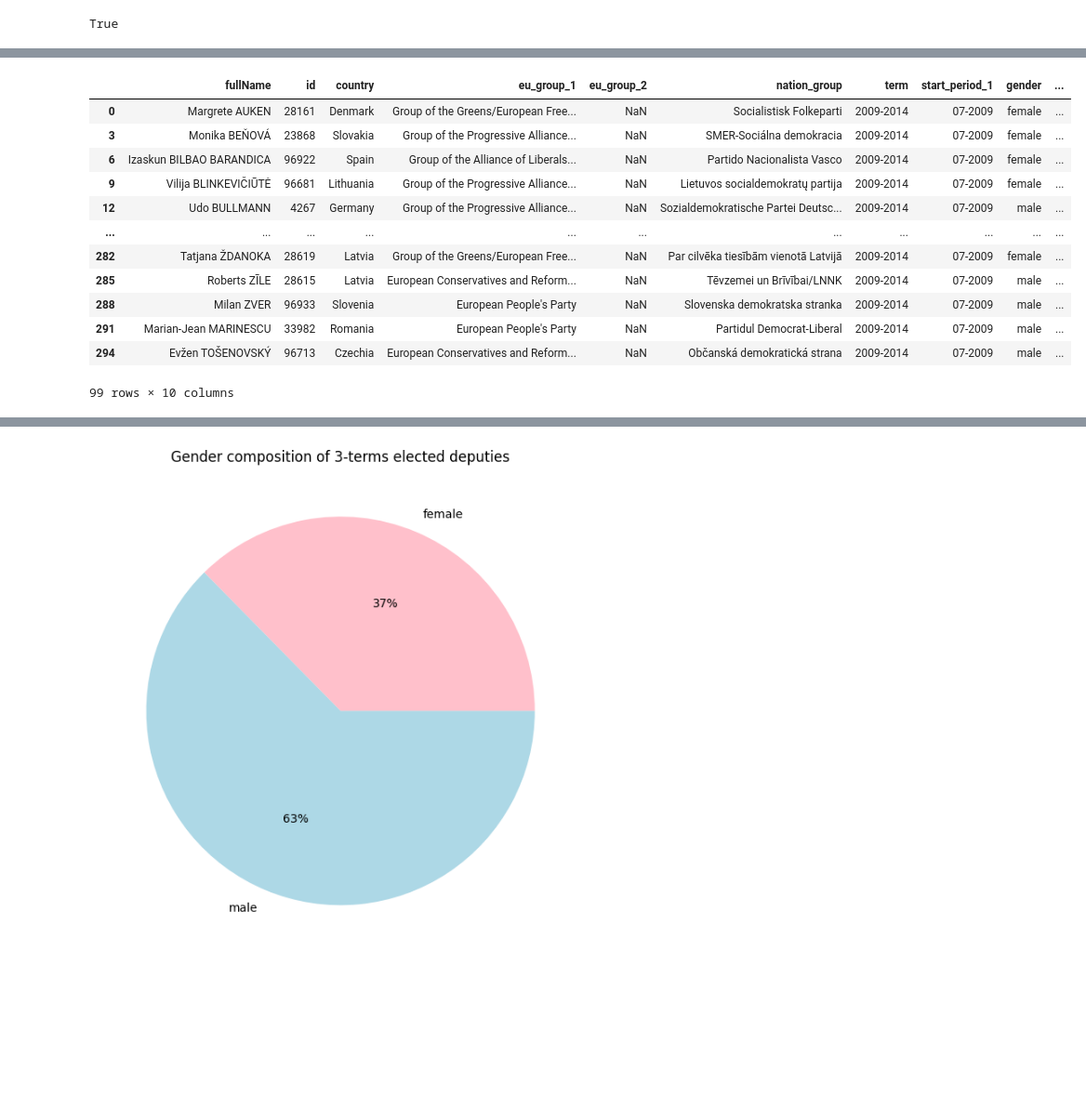
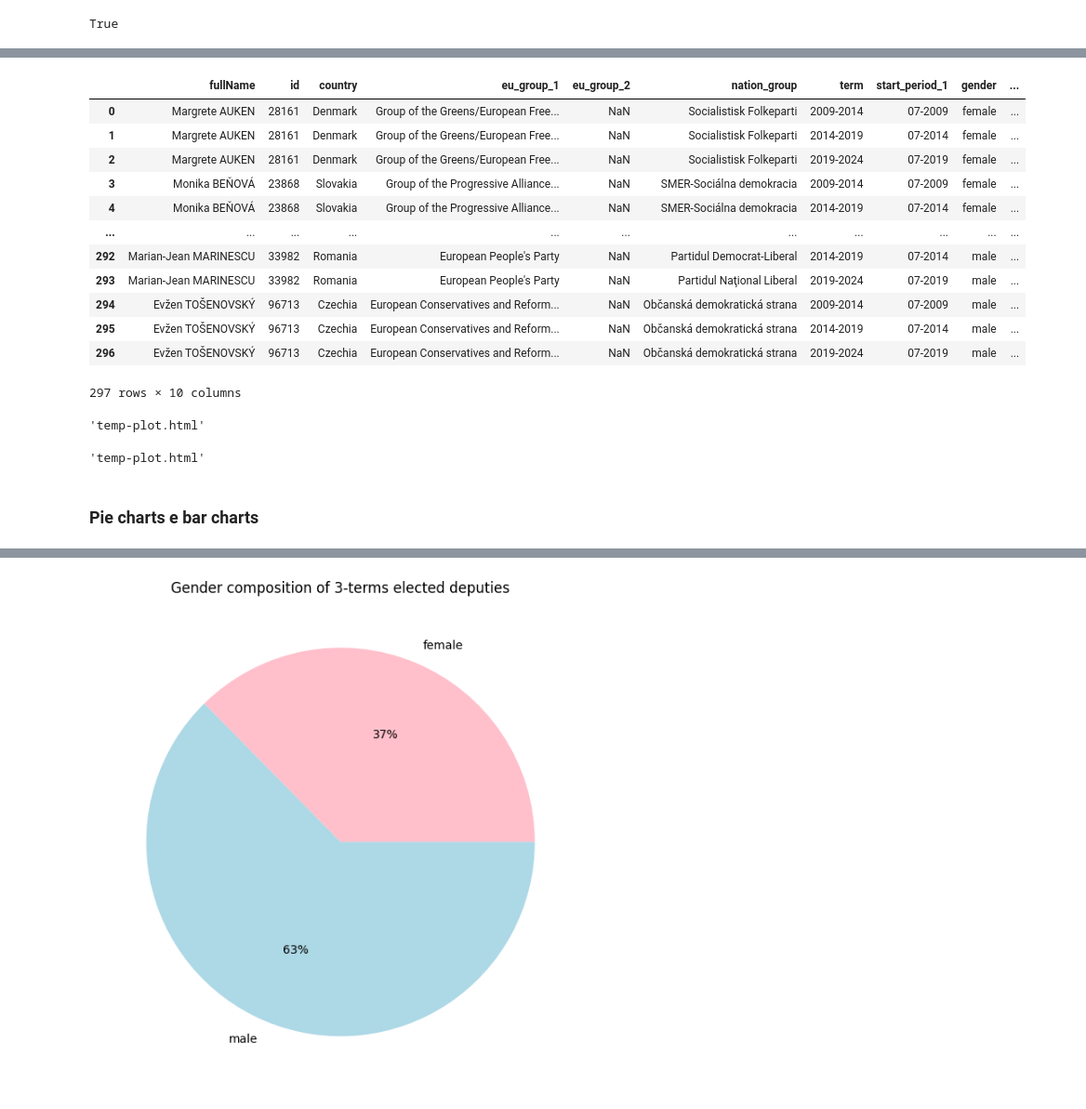
Before and after one commit to Gaiaalberti/dataviz_project, a Jupyter notebook: network_dep.ipynb, the cells around one changed output, grey strips where cells are left out. Shown at 93% size. Drawn from its saved outputs; the diff is of its cells as text; code cells hidden in the pictures; blank space fills up the shorter version.

```diff
--- a/network_dep.ipynb
+++ b/network_dep.ipynb
@@ -135,24 +132,81 @@ count
 # %%
 # create a dataset with all deputies that have been elected for all three terms
 three_terms = pd.DataFrame(columns = merged789.columns)
 
 for node in g:
     if sum(result[result['target'] == node].value_counts()) == 3:
         three_terms = pd.concat([three_terms, merged789[merged789['fullName'] == node]], ignore_index=True)
 
-three_terms = three_terms.drop_duplicates(subset=['fullName'])
 three_terms
 # %% [output]
 |  | fullName | id | country | eu_group_1 | eu_group_2 | nation_group | term | start_period_1 | gender | ... |
 | 0 | Margrete AUKEN | 28161 | Denmark | Group of the Greens/European Free... | NaN | Socialistisk Folkeparti | 2009-2014 | 07-2009 | female | ... |
+| 1 | Margrete AUKEN | 28161 | Denmark | Group of the Greens/European Free... | NaN | Socialistisk Folkeparti | 2014-2019 | 07-2014 | female | ... |
+| 2 | Margrete AUKEN | 28161 | Denmark | Group of the Greens/European Free... | NaN | Socialistisk Folkeparti | 2019-2024 | 07-2019 | female | ... |
 | 3 | Monika BEŇOVÁ | 23868 | Slovakia | Group of the Progressive Alliance... | NaN | SMER-Sociálna demokracia | 2009-2014 | 07-2009 | female | ... |
-| 6 | Izaskun BILBAO BARANDICA | 96922 | Spain | Group of the Alliance of Liberals... | NaN | Partido Nacionalista Vasco | 2009-2014 | 07-2009 | female | ... |
-| 9 | Vilija BLINKEVIČIŪTĖ | 96681 | Lithuania | Group of the Progressive Alliance... | NaN | Lietuvos socialdemokratų partija | 2009-2014 | 07-2009 | female | ... |
-| 12 | Udo BULLMANN | 4267 | Germany | Group of the Progressive Alliance... | NaN | Sozialdemokratische Partei Deutsc... | 2009-2014 | 07-2009 | male | ... |
+| 4 | Monika BEŇOVÁ | 23868 | Slovakia | Group of the Progressive Alliance... | NaN | SMER-Sociálna demokracia | 2014-2019 | 07-2014 | female | ... |
 | ... | ... | ... | ... | ... | ... | ... | ... | ... | ... | ... |
-| 282 | Tatjana ŽDANOKA | 28619 | Latvia | Group of the Greens/European Free... | NaN | Par cilvēka tiesībām vienotā Latvijā | 2009-2014 | 07-2009 | female | ... |
-| 285 | Roberts ZĪLE | 28615 | Latvia | European Conservatives and Reform... | NaN | Tēvzemei un Brīvībai/LNNK | 2009-2014 | 07-2009 | male | ... |
-| 288 | Milan ZVER | 96933 | Slovenia | European People's Party | NaN | Slovenska demokratska stranka | 2009-2014 | 07-2009 | male | ... |
-| 291 | Marian-Jean MARINESCU | 33982 | Romania | European People's Party | NaN | Partidul Democrat-Liberal | 2009-2014 | 07-2009 | male | ... |
+| 292 | Marian-Jean MARINESCU | 33982 | Romania | European People's Party | NaN | Partidul Democrat-Liberal | 2014-2019 | 07-2014 | male | ... |
+| 293 | Marian-Jean MARINESCU | 33982 | Romania | European People's Party | NaN | Partidul Naţional Liberal | 2019-2024 | 07-2019 | male | ... |
 | 294 | Evžen TOŠENOVSKÝ | 96713 | Czechia | European Conservatives and Reform... | NaN | Občanská demokratická strana | 2009-2014 | 07-2009 | male | ... |
+| 295 | Evžen TOŠENOVSKÝ | 96713 | Czechia | European Conservatives and Reform... | NaN | Občanská demokratická strana | 2014-2019 | 07-2014 | male | ... |
+| 296 | Evžen TOŠENOVSKÝ | 96713 | Czechia | European Conservatives and Reform... | NaN | Občanská demokratická strana | 2019-2024 | 07-2019 | male | ... |
-99 rows × 10 columns
+297 rows × 10 columns
+# %%
+import plotly.express as px
+from plotly.offline import plot
+
+# Define a function to create the bar chart for a given term
+def create_bar_chart(term):
+
+    # Define the colors to use for each political orientation
+    colors = {'left': 'red', 'centre-left': 'orange', 'centre': 'yellow', 'centre-right': 'green', 'right': 'blue', 'Non aligned': 'gray'}
+    # Filter the dataframe for the selected term
+    filtered_df = three_terms[three_terms['term'] == term]
+    # Group by political orientation and count the number of deputies in each group
+    counts = filtered_df.groupby('orientation')['fullName'].count().reset_index(name='count')
+    # Create the bar chart using Plotly
+    fig = px.bar(counts, x='orientation', y='count', color='orientation', color_discrete_map=colors)
+
+    fig.update_layout(title='Deputies in term {}'.format(term))
+    fig.update_layout(plot_bgcolor='#eeeeee', paper_bgcolor="#eeeeee")
+
+    return fig
+
+fig = create_bar_chart('2009-2014')
+plot(fig)
+# %% [output]
+'temp-plot.html'
+# %%
+# with orientation reordered
+
+import plotly.express as px
+from plotly.offline import plot
+
+# Define the desired order of political orientations
+orientation_order = ['left', 'centre-left', 'centre', 'centre-right', 'right', 'Non aligned']
+
+# Define a function to create the bar chart for a given term
+def create_bar_chart(term):
+
+    # Define the colors to use for each political orientation
+    colors = {'left': 'red', 'centre-left': 'orange', 'centre': 'yellow', 'centre-right': 'green', 'right': 'blue', 'Non aligned': 'gray'}
+    # Filter the dataframe for the selected term
+    filtered_df = three_terms[three_terms['term'] == term]
+    # Group by political orientation and count the number of deputies in each group
+    counts = filtered_df.groupby('orientation')['fullName'].count().reset_index(name='count')
+    # Reorder the counts by the desired order of political orientations
+    counts = counts.set_index('orientation').reindex(orientation_order).reset_index()
+    # Create the bar chart using Plotly
+    fig = px.bar(counts, x='orientation', y='count', color='orientation', color_discrete_map=colors, text='count')
+    fig.update_layout(title='Deputies in term {}'.format(term))
+    fig.update_layout(plot_bgcolor='#eeeeee', paper_bgcolor="#eeeeee")
+
+    return fig
+
+fig = create_bar_chart('2019-2024')
+plot(fig)
+# %% [output]
+'temp-plot.html'
+# %% [markdown]
+### Pie charts e bar charts
```
Also changed, not shown: parts of 11 cells of this notebook.
